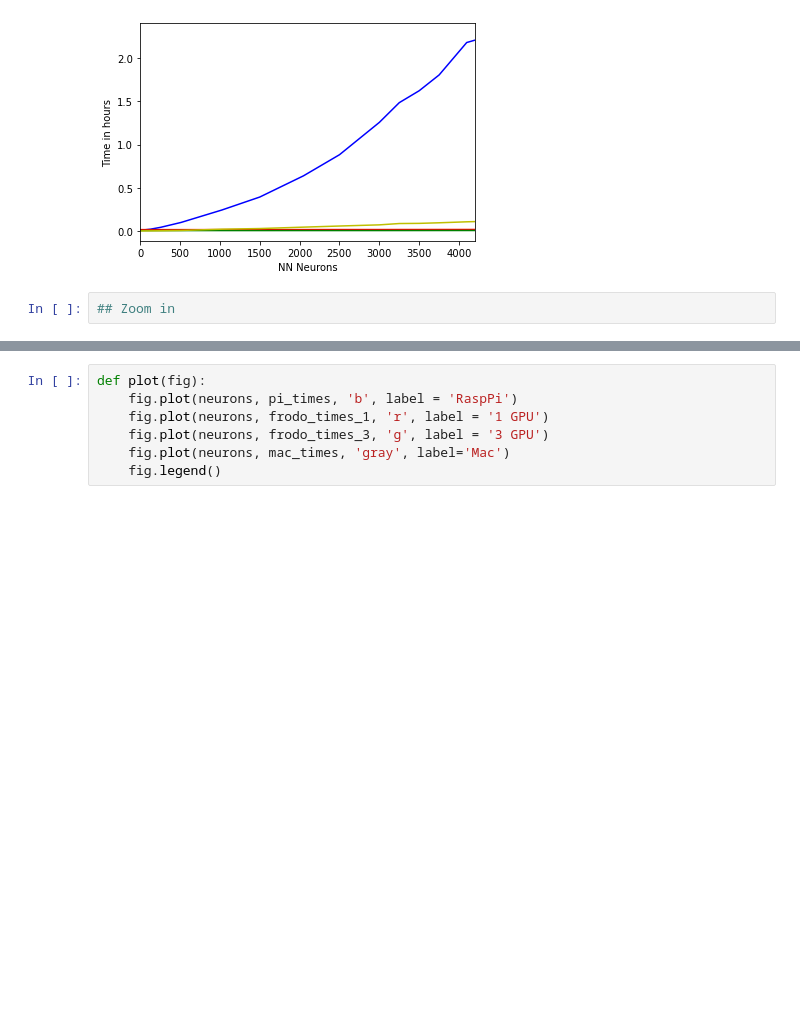
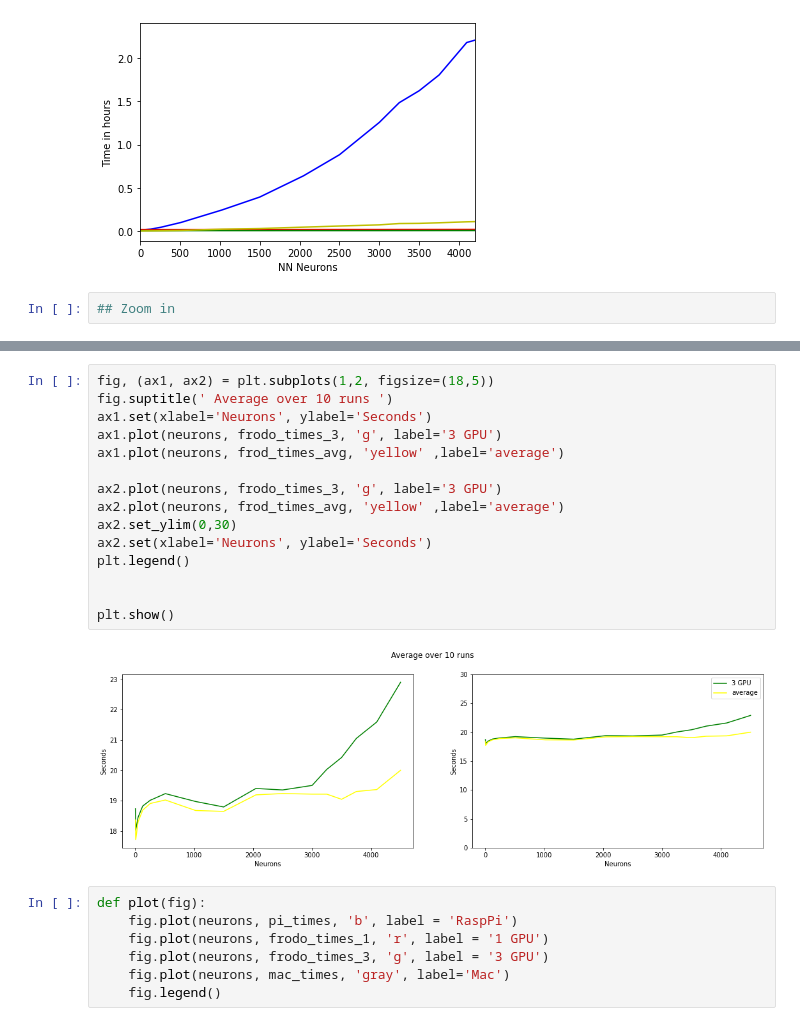
Before and after one commit to toelt-llc/TOELT-tfrabbit, a Jupyter notebook: code/notebooks/plot_results.ipynb, the cells around one changed output, grey strips where cells are left out. Saved outputs shown, nothing was run; the diff lists cells and outputs as text; blank space fills up the shorter version.

```diff
--- a/code/notebooks/plot_results.ipynb
+++ b/code/notebooks/plot_results.ipynb
@@ -81,3 +88,20 @@ plt.show()
+# %%
+fig, (ax1, ax2) = plt.subplots(1,2, figsize=(18,5))
+fig.suptitle(' Average over 10 runs ')
+ax1.set(xlabel='Neurons', ylabel='Seconds')
+ax1.plot(neurons, frodo_times_3, 'g', label='3 GPU')
+ax1.plot(neurons, frod_times_avg, 'yellow' ,label='average')
+
+ax2.plot(neurons, frodo_times_3, 'g', label='3 GPU')
+ax2.plot(neurons, frod_times_avg, 'yellow' ,label='average')
+ax2.set_ylim(0,30)
+ax2.set(xlabel='Neurons', ylabel='Seconds')
+plt.legend()
+
+
+plt.show()
+# %% [output]
+[figure, added]
 # %%
 def plot(fig):
     fig.plot(neurons, pi_times, 'b', label = 'RaspPi')
```
Also changed, not shown: parts of 6 cells of this notebook, 5 other files.
